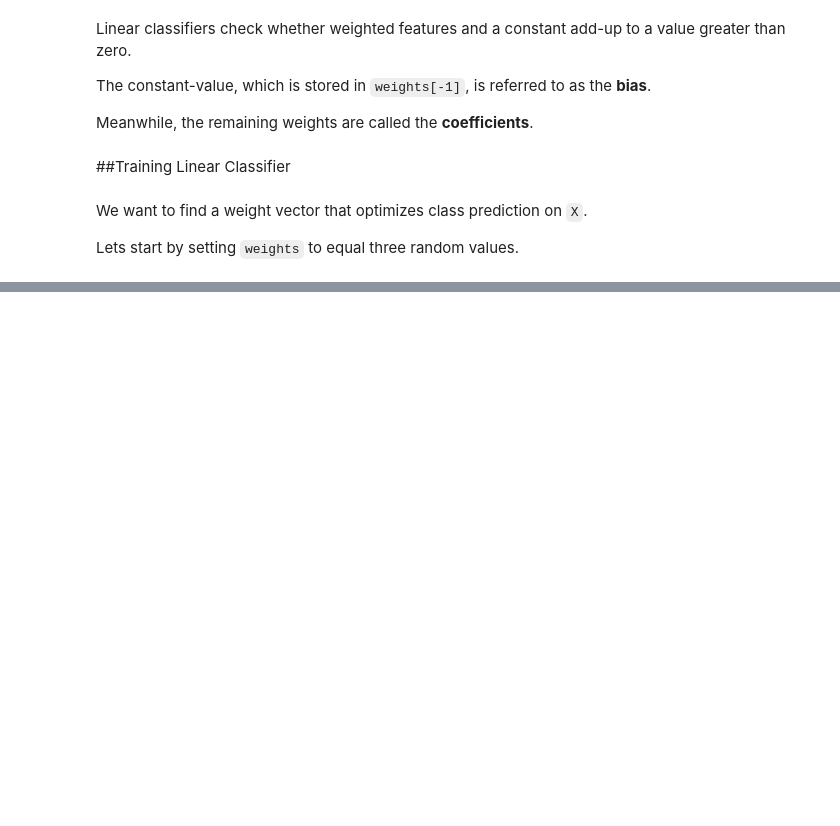
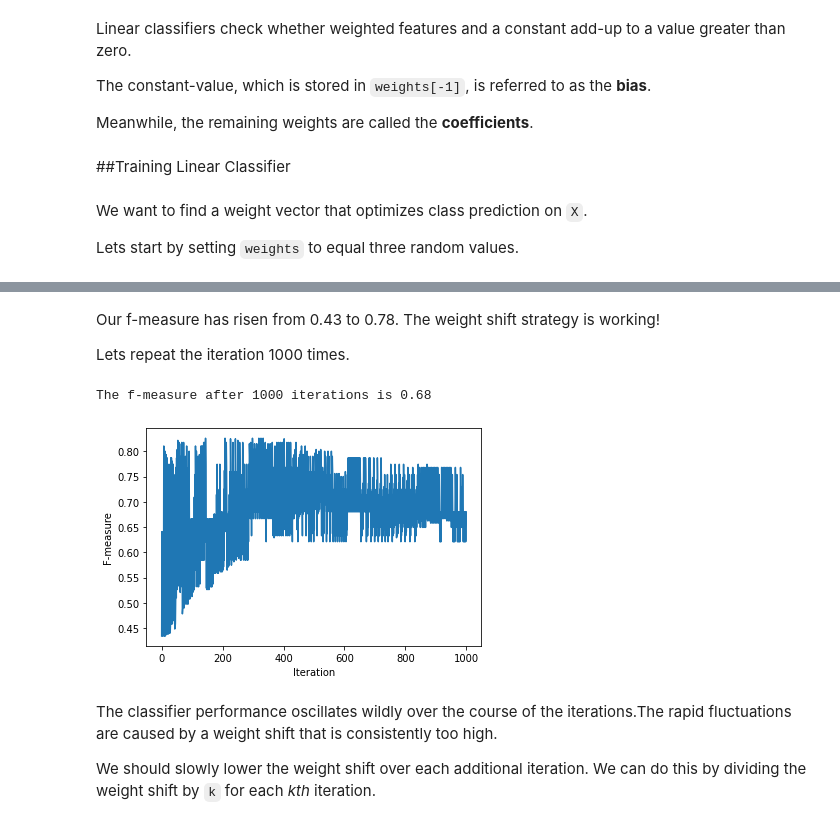
Before and after one commit to rahiakela/data-science-research-and-practice, a Jupyter notebook: data-science-bookcamp/case-study-5--predicting-future-friendships/04_linear_classifiers_with_logistic_regression.ipynb, the cells around one changed output, grey strips where cells are left out. Cells and saved outputs as stored; diff of their text form; code cells hidden in the pictures; blank space fills up the shorter version.

```diff
--- a/data-science-bookcamp/case-study-5--predicting-future-friendships/04_linear_classifiers_with_logistic_regression.ipynb
+++ b/data-science-bookcamp/case-study-5--predicting-future-friendships/04_linear_classifiers_with_logistic_regression.ipynb
@@ -134,0 +197,5 @@ Lets start by setting `weights` to equal three random values.
+# %%
+# Computing the bias shift using arithmetic
+for predicted, actual in [(0, 0), (1, 0), (0, 1), (1, 1)]:
+  bias_shift = get_bias_shift(predicted, actual)
+  assert bias_shift == predicted - actual
@@ -134,0 +208,4 @@ Lets start by setting `weights` to equal three random values.
+# %%
+# Computing the bias shift with a learning rate
+def get_bias_shift(predicted, actual, learning_rate=0.1):
+  return learning_rate * (predicted - actual)
@@ -134,0 +258,16 @@ Lets start by setting `weights` to equal three random values.
+# %%
+# Computing all weight-shifts in one line of code
+old_weights = weights.copy()
+for i, actual in enumerate(y):
+  predicted = predict(M[i], weights)
+  bias_shift = get_bias_shift(predicted, actual)
+  weights -= bias_shift * M[i]
+
+y_pred = linear_classifier(X, weights)
+f_measure = f1_score(y_pred, y)
+
+print("The weights previously equaled:")
+print(np.round(old_weights, 2))
+print("\nThe updated weights now equal:")
+print(np.round(weights, 2))
+print(f'\nThe f-measure is {f_measure:.2f}')
@@ -134,0 +282,31 @@ Lets start by setting `weights` to equal three random values.
+# %% [markdown]
+Our f-measure has risen from 0.43 to 0.78. The weight shift strategy is working!
+
+Lets repeat the iteration 1000 times.
+# %%
+# Tweaking the weights over multiple iterations
+np.random.seed(0)
+weights = np.random.normal(size=3)
+
+f_measures = []
+for _ in range(1000):
+  y_pred = linear_classifier(X, weights)
+  f_measures.append(f1_score(y_pred, y))
+
+  for i, actual in enumerate(y):
+    predicted = predict(M[i], weights)
+    bias_shift = get_bias_shift(predicted, actual)
+    weights -= bias_shift * M[i]
+
+print(f'The f-measure after 1000 iterations is {f_measures[-1]:.2f}')
+plt.plot(range(len(f_measures)), f_measures)
+plt.xlabel('Iteration')
+plt.ylabel('F-measure')
+plt.show()
+# %% [output]
+The f-measure after 1000 iterations is 0.68
+[figure, added]
+# %% [markdown]
+The classifier performance oscillates wildly over the course of the iterations.The rapid fluctuations are caused by a weight shift that is consistently too high.
+
+We should slowly lower the weight shift over each additional iteration. We can do this by dividing the weight shift by `k` for each _kth_ iteration.
```
Also changed, not shown: parts of 31 cells of this notebook.
